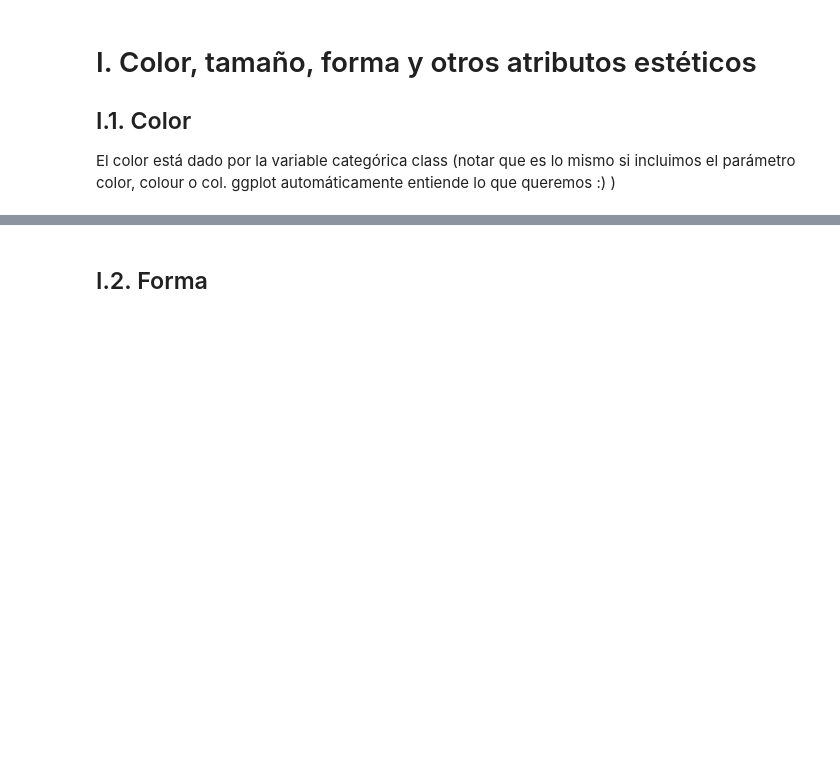
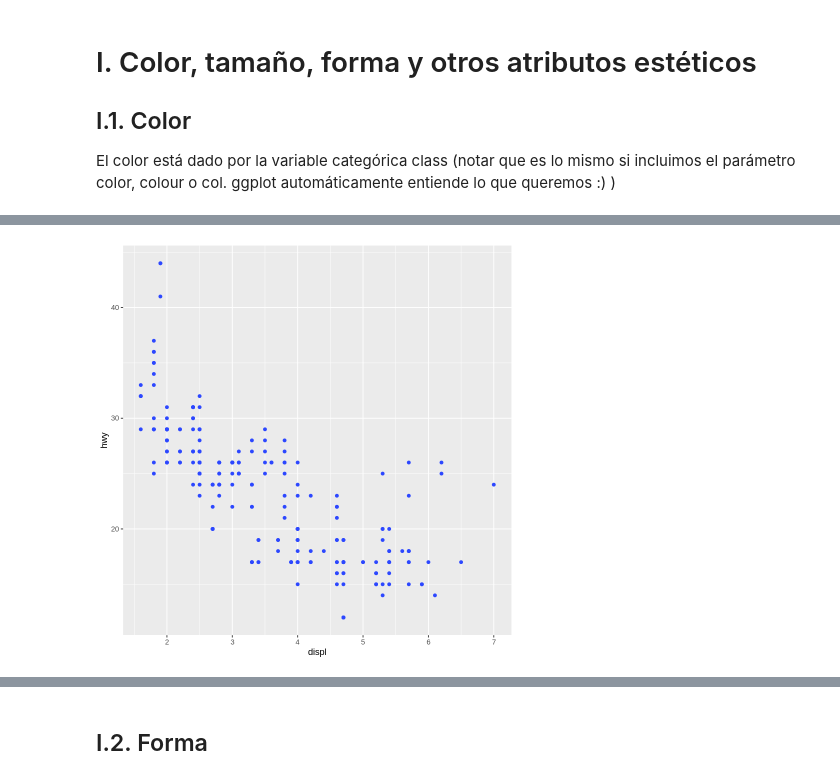
Before and after one commit to kerlesuwu/DBDC_202010_Programacion_en_R_para_ciencia_de_datos, a Jupyter notebook: Clases/Clase4/02_Visualizaciones_ggplot.ipynb, the cells around one changed output, grey strips where cells are left out. Cells and saved outputs as stored; diff of their text form; code cells hidden in the pictures; blank space fills up the shorter version.

```diff
--- a/Clases/Clase4/02_Visualizaciones_ggplot.ipynb
+++ b/Clases/Clase4/02_Visualizaciones_ggplot.ipynb
@@ -58,2 +96,8 @@ El color está dado por la variable categórica class (notar que es lo mismo si
+# %%
+ggplot(mpg) +
+    aes(x = displ, y = hwy) + ##2C47FF
+    geom_point(color = "#2C47FF")
+# %% [output]
+[figure, added]
 # %%
 # que sucede si el color no es una variable discreta (categórica)
```
Also changed, not shown: parts of 27 cells of this notebook.
